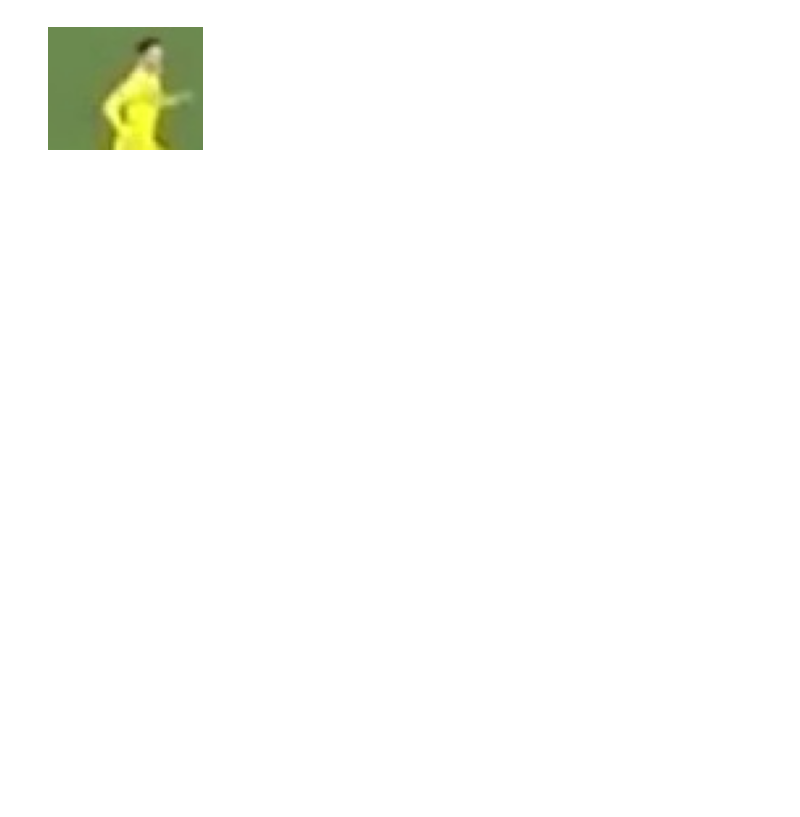
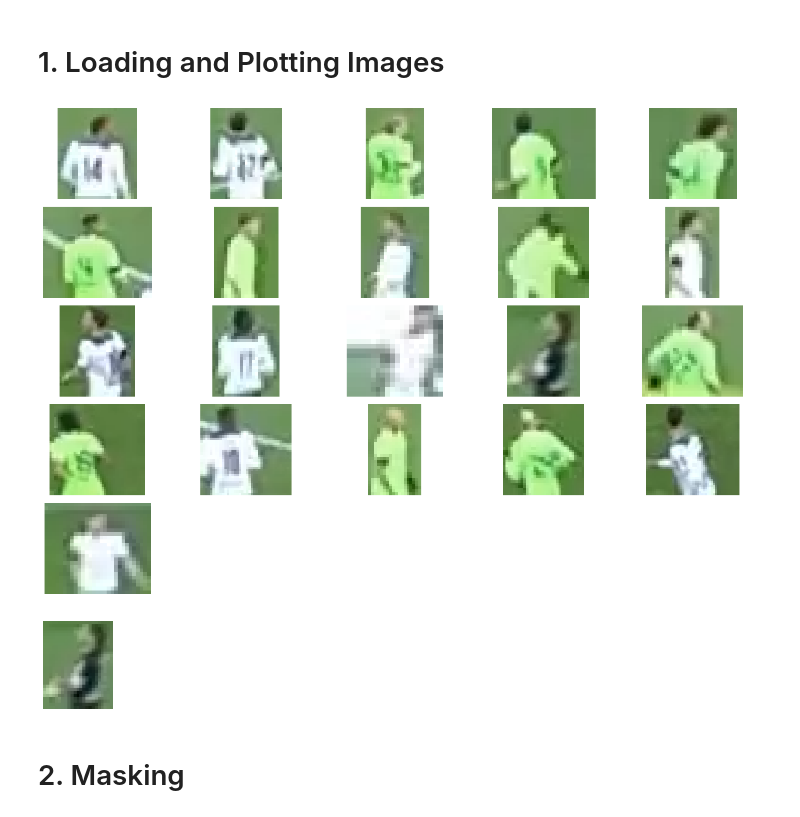
Before and after one commit to mradovic38/football_analysis, a Jupyter notebook: analysis/color_clustering.ipynb, the cells around one changed output. Drawn from its saved outputs; the diff is of its cells as text; code cells hidden in the pictures; blank space fills up the shorter version.

```diff
--- a/analysis/color_clustering.ipynb
+++ b/analysis/color_clustering.ipynb
@@ -16,13 +13,2 @@ def plot_image(image):
-# %%
-IMG_PATH = '../output_videos/player_cropped.jpg'
-
-img = cv2.imread(IMG_PATH)
-
-# Convert BGR to RGB
-img = cv2.cvtColor(img, cv2.COLOR_BGR2RGB)
-
-img_top = img[0: img.shape[0]//2, :]
-
-plot_image(img_top)
-# %% [output]
-[figure, removed]
+# %% [markdown]
+# 1. Loading and Plotting Images
@@ -28,0 +40,50 @@ plot_image(img_top)
+# %%
+def plot_images(images, bgr=True, titles=[]):
+    """
+    Plot a list of images using matplotlib.
+
+    Parameters:
+    images (list): List of images (in BGR format) to plot.
+    """
+    num_images = len(images)
+
+    if num_images==0:
+        print("There are no images to plot")
+        return
+
+    cols = 5
+    rows = num_images // cols + (0 if num_images//cols == num_images/cols else 1)
+
+    fig, axes = plt.subplots(rows, cols, figsize=(cols*3, rows*2))
+    axes = axes.flatten()
+
+    for i, img in enumerate(images):
+        if bgr:
+            img = cv2.cvtColor(img, cv2.COLOR_BGR2RGB)  # Convert from BGR to RGB for plotting
+        axes[i].imshow(img)
+        axes[i].axis('off')
+        if titles and i < len(titles):
+            axes[i].set_title(titles[i])
+
+    # Hide any remaining axes if less than rows*cols
+    for i in range(len(images), len(axes)):
+        axes[i].axis('off')
+
+    plt.tight_layout()
+    plt.show()
+# %%
+IMG_DIR = '../output_videos'
+
+# Load images
+player_imgs = load_player_images(IMG_DIR)
+goalkeeper_imgs = load_player_images(IMG_DIR, prefix='goalkeeper')
+
+# Plot images
+plot_images(player_imgs)
+
+plot_images(goalkeeper_imgs)
+# %% [output]
+[figure, added]
+[figure, added]
+# %% [markdown]
+# 2. Masking
```
Also changed, not shown: parts of 17 cells of this notebook, 7 other files.
